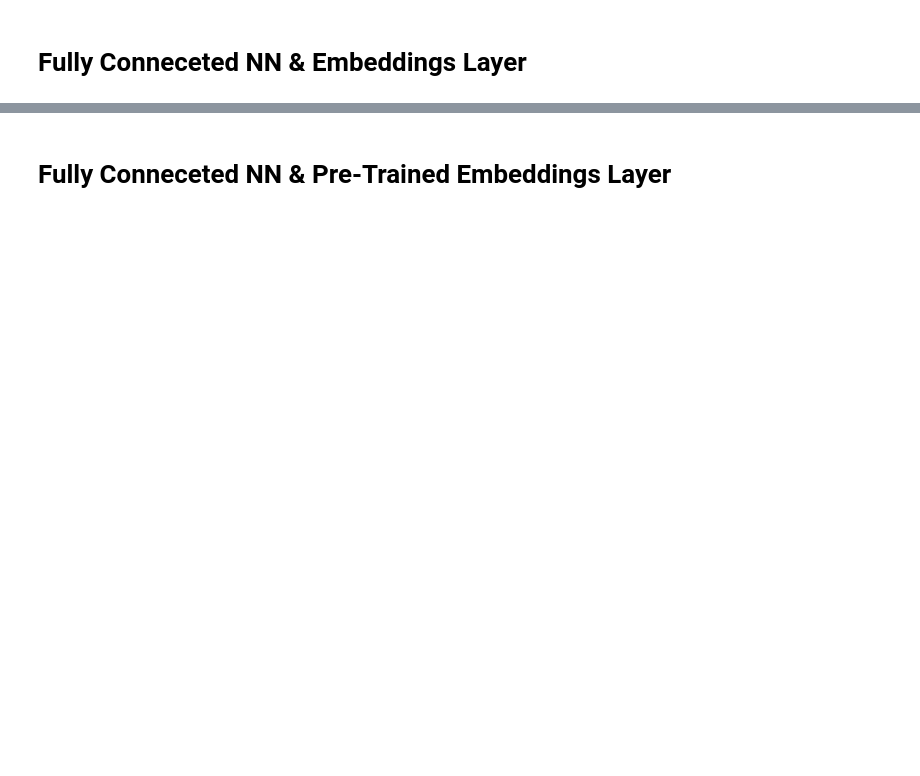
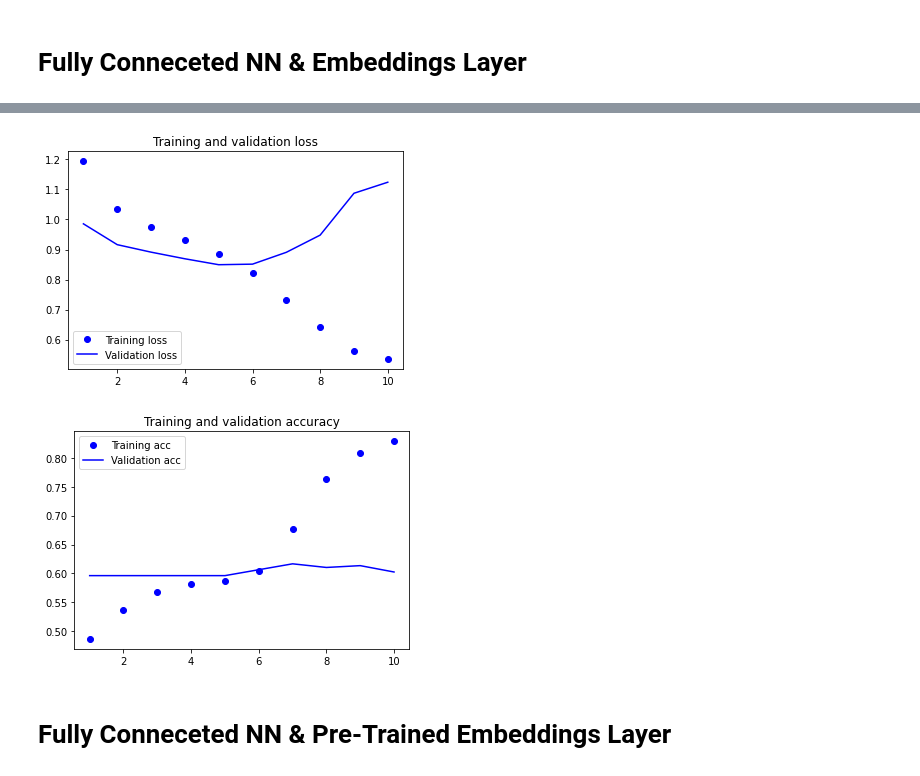
Before and after one commit to Iskriyana/nlp-product-sentiment-classification, a Jupyter notebook: notebooks/02_processing/NLP_Models_with_TF.ipynb, the cells around one changed output, grey strips where cells are left out. Drawn from its saved outputs; the diff is of its cells as text; code cells hidden in the pictures; blank space fills up the shorter version.

```diff
--- a/notebooks/02_processing/NLP_Models_with_TF.ipynb
+++ b/notebooks/02_processing/NLP_Models_with_TF.ipynb
@@ -209,25 +292,28 @@ history_emb = model_emb.fit(
 # %%
 loss_emb = history_emb.history['loss']
 val_loss_emb = history_emb.history['val_loss']
 acc_emb = history_emb.history['accuracy']
 val_acc_emb = history_emb.history['val_accuracy']
 
 
-epochs = range(1, len(acc_emb) + 1)
+epochs_graph = range(1, len(acc_emb) + 1)
 
-plt.plot(epochs, loss_emb, 'bo', label='Training loss')
-plt.plot(epochs, val_loss_emb, 'b', label='Validation loss')
+plt.plot(epochs_graph, loss_emb, 'bo', label='Training loss')
+plt.plot(epochs_graph, val_loss_emb, 'b', label='Validation loss')
 plt.title('Training and validation loss')
 plt.legend()
 
 plt.figure()
 
-plt.plot(epochs, acc_emb, 'bo', label='Training acc')
-plt.plot(epochs, val_acc_emb, 'b', label='Validation acc')
+plt.plot(epochs_graph, acc_emb, 'bo', label='Training acc')
+plt.plot(epochs_graph, val_acc_emb, 'b', label='Validation acc')
 plt.title('Training and validation accuracy')
 plt.legend()
 
 plt.show()
+# %% [output]
+[figure, added]
+[figure, added]
 # %% [markdown]
 # Fully Conneceted NN & Pre-Trained Embeddings Layer
 # %%
```
Also changed, not shown: parts of 22 cells of this notebook, 1 other file.
